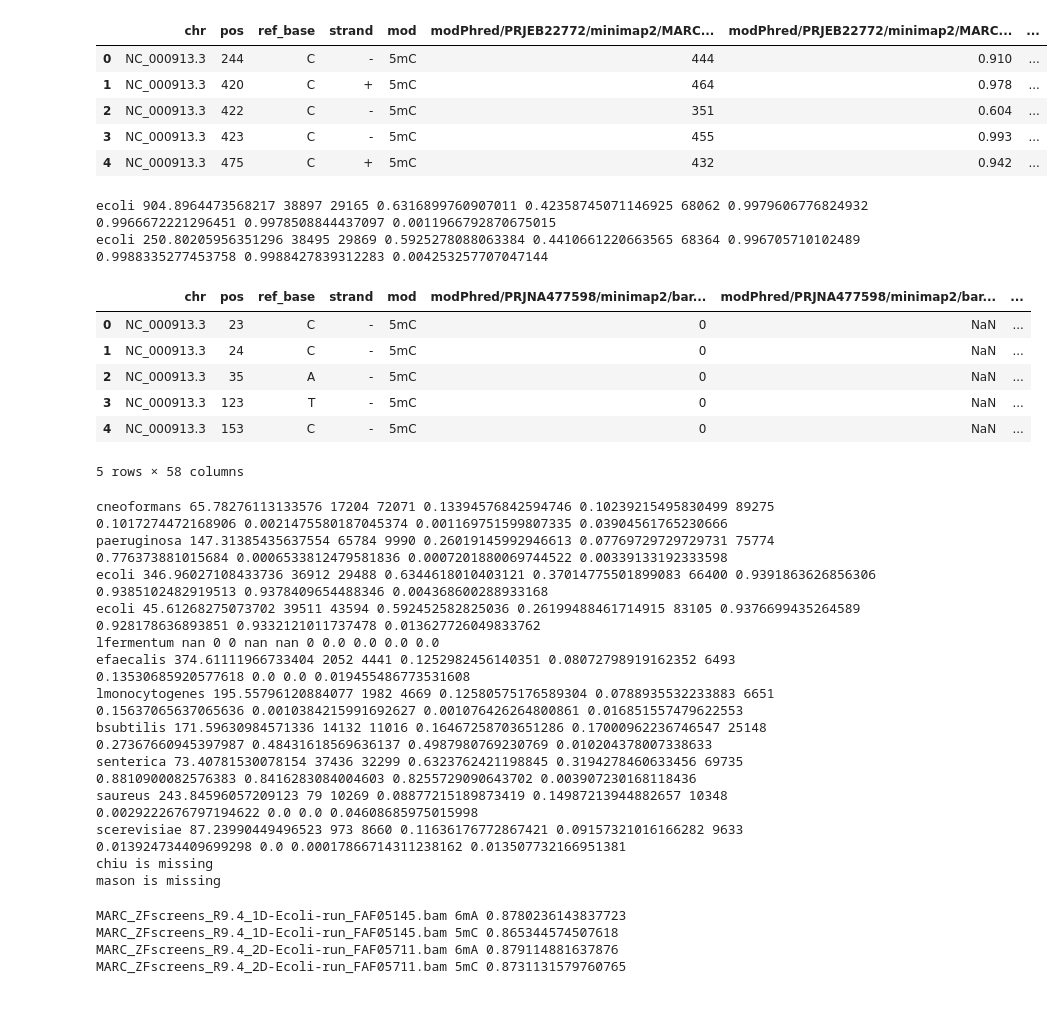
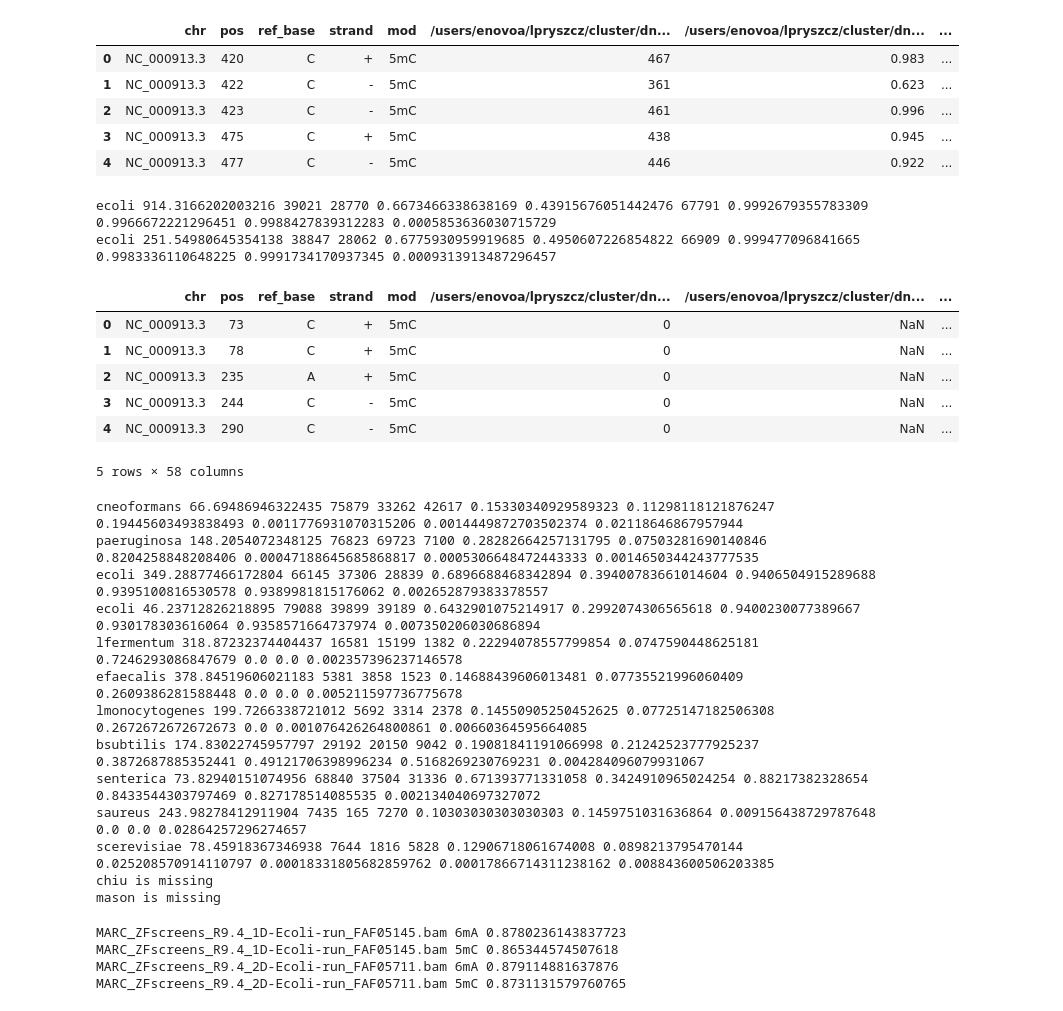
Before and after one commit to novoalab/modPhred, a Jupyter notebook: notebooks/per_motif_per_species_mod_penetrance.ipynb, the cells around one changed output. Cells and saved outputs as stored; diff of their text form; code cells hidden in the pictures.

```diff
--- a/notebooks/per_motif_per_species_mod_penetrance.ipynb
+++ b/notebooks/per_motif_per_species_mod_penetrance.ipynb
@@ -50,16 +50,16 @@ species2motifs, species2refs = fasta2data(fasta, motif2pos)
 # %%
 # #/home/lpryszcz/cluster/dna_mods/ecoli/modPhred.2020/PRJNA477598/
-fn = "/home/lpryszcz/cluster/dna_mods/ecoli/modPhred.2020/PRJEB22772/mod.gz" # PRJNA477598 PRJEB22772
+fn = "/home/lpryszcz/cluster/dna_mods/ecoli/qsub/modPhred/PRJEB22772/mod.gz" # PRJNA477598 PRJEB22772
 df = pd.read_csv(fn, sep="\t", skiprows=16)#; df.head()
 # get ref as chr:pos + strand
 df["ref"] = df['chr'].astype(str) + ":" + df['pos'].astype(str) + df['strand']; df.head()
 # %% [output]
-|  | chr | pos | ref_base | strand | mod | modPhred/PRJEB22772/minimap2/MARC... | modPhred/PRJEB22772/minimap2/MARC... | ... |
-| 0 | NC_000913.3 | 244 | C | - | 5mC | 444 | 0.910 | ... |
-| 1 | NC_000913.3 | 420 | C | + | 5mC | 464 | 0.978 | ... |
-| 2 | NC_000913.3 | 422 | C | - | 5mC | 351 | 0.604 | ... |
-| 3 | NC_000913.3 | 423 | C | - | 5mC | 455 | 0.993 | ... |
-| 4 | NC_000913.3 | 475 | C | + | 5mC | 432 | 0.942 | ... |
+|  | chr | pos | ref_base | strand | mod | /users/enovoa/lpryszcz/cluster/dn... | /users/enovoa/lpryszcz/cluster/dn... | ... |
+| 0 | NC_000913.3 | 420 | C | + | 5mC | 467 | 0.983 | ... |
+| 1 | NC_000913.3 | 422 | C | - | 5mC | 361 | 0.623 | ... |
+| 2 | NC_000913.3 | 423 | C | - | 5mC | 461 | 0.996 | ... |
+| 3 | NC_000913.3 | 475 | C | + | 5mC | 438 | 0.945 | ... |
+| 4 | NC_000913.3 | 477 | C | - | 5mC | 446 | 0.922 | ... |
 # %%
 min_freq = 0.05
 spname = "ecoli"
@@ -86,25 +86,25 @@ for spcol in filter(lambda c: c.endswith("mod_frequency"), df.columns):
         data.append(len(common)/len(mpos))
     print(spname, *data)
 # %% [output]
-ecoli 904.8964473568217 38897 29165 0.6316899760907011 0.42358745071146925 68062 0.9979606776824932 0.9966672221296451 0.9978508844437097 0.0011966792870675015
-ecoli 250.80205956351296 38495 29869 0.5925278088063384 0.4410661220663565 68364 0.996705710102489 0.9988335277453758 0.9988427839312283 0.004253257707047144
+ecoli 914.3166202003216 39021 28770 0.6673466338638169 0.43915676051442476 67791 0.9992679355783309 0.9966672221296451 0.9988427839312283 0.0005853636030715729
+ecoli 251.54980645354138 38847 28062 0.6775930959919685 0.4950607226854822 66909 0.999477096841665 0.9983336110648225 0.9991734170937345 0.0009313913487296457
 # %%
 # #/home/lpryszcz/cluster/dna_mods/ecoli/modPhred.2020/PRJNA477598/
-fn = "/home/lpryszcz/cluster/dna_mods/ecoli/modPhred.2020/PRJNA477598/mod.gz" # PRJNA477598 PRJEB22772
+fn = "/home/lpryszcz/cluster/dna_mods/ecoli/qsub/modPhred/PRJNA477598/mod.gz" # PRJNA477598 PRJEB22772
 df = pd.read_csv(fn, sep="\t", skiprows=16)#; df.head()
 # get ref as chr:pos + strand
 df["ref"] = df['chr'].astype(str) + ":" + df['pos'].astype(str) + df['strand']; df.head()
 # %% [output]
-|  | chr | pos | ref_base | strand | mod | modPhred/PRJNA477598/minimap2/bar... | modPhred/PRJNA477598/minimap2/bar... | ... |
-| 0 | NC_000913.3 | 23 | C | - | 5mC | 0 | NaN | ... |
-| 1 | NC_000913.3 | 24 | C | - | 5mC | 0 | NaN | ... |
-| 2 | NC_000913.3 | 35 | A | - | 5mC | 0 | NaN | ... |
-| 3 | NC_000913.3 | 123 | T | - | 5mC | 0 | NaN | ... |
-| 4 | NC_000913.3 | 153 | C | - | 5mC | 0 | NaN | ... |
+|  | chr | pos | ref_base | strand | mod | /users/enovoa/lpryszcz/cluster/dn... | /users/enovoa/lpryszcz/cluster/dn... | ... |
+| 0 | NC_000913.3 | 73 | C | + | 5mC | 0 | NaN | ... |
+| 1 | NC_000913.3 | 78 | C | + | 5mC | 0 | NaN | ... |
+| 2 | NC_000913.3 | 235 | A | + | 5mC | 0 | NaN | ... |
+| 3 | NC_000913.3 | 244 | C | - | 5mC | 0 | NaN | ... |
+| 4 | NC_000913.3 | 290 | C | - | 5mC | 0 | NaN | ... |
 5 rows × 58 columns
 # %%
 for spcol in filter(lambda c: c.endswith("mod_frequency"), df.columns):
-    spname = spcol.split("_")[1]
+    spname = os.path.basename(spcol.split()[0]).split("_")[1]
     if spname not in species2motifs:
         print(spname, "is missing")
         continue
@@ -112,31 +112,31 @@ for spcol in filter(lambda c: c.endswith("mod_frequency"), df.columns):
     data = []
     # depth 6mA	5mC	mean 6mA freq	mean m5C freq	positions
     data.append(2*_df[spcol.replace("mod_frequency", "depth")].mean())
+    # store total number of modifications
+    data.append(len(_df))
     # get number of every modification
     for mod in mod2mers.keys():
         data.append((_df["mod"]==mod).sum())
     # get avg mod_freq
     for mod in mod2mers.keys():
         data.append(_df.loc[_df["mod"]==mod, spcol].mean())
-    # store total number of modifications
-    data.append(len(_df))
     # get each motif penetrance
     for m, mpos in species2motifs[spname].items():
         common = mpos.intersection(_df["ref"].to_numpy())
         data.append(len(common)/len(mpos))
     print(spname, *data)
 # %% [output]
-cneoformans 65.78276113133576 17204 72071 0.13394576842594746 0.10239215495830499 89275 0.1017274472168906 0.0021475580187045374 0.001169751599807335 0.03904561765230666
-paeruginosa 147.31385435637554 65784 9990 0.26019145992946613 0.07769729729729731 75774 0.776373881015684 0.0006533812479581836 0.0007201880069744522 0.00339133192333598
-ecoli 346.96027108433736 36912 29488 0.6344618010403121 0.37014775501899083 66400 0.9391863626856306 0.9385102482919513 0.9378409654488346 0.004368600288933168
-ecoli 45.61268275073702 39511 43594 0.592452582825036 0.26199488461714915 83105 0.9376699435264589 0.928178636893851 0.9332121011737478 0.013627726049833762
-lfermentum nan 0 0 nan nan 0 0.0 0.0 0.0 0.0
-efaecalis 374.61111966733404 2052 4441 0.1252982456140351 0.08072798919162352 6493 0.13530685920577618 0.0 0.0 0.019455486773531608
-lmonocytogenes 195.55796120884077 1982 4669 0.12580575176589304 0.0788935532233883 6651 0.15637065637065636 0.0010384215991692627 0.001076426264800861 0.016851557479622553
-bsubtilis 171.59630984571336 14132 11016 0.16467258703651286 0.17000962236746547 25148 0.27367660945397987 0.48431618569636137 0.4987980769230769 0.010204378007338633
-senterica 73.40781530078154 37436 32299 0.6323762421198845 0.3194278460633456 69735 0.8810900082576383 0.8416283084004603 0.8255729090643702 0.003907230168118436
-saureus 243.84596057209123 79 10269 0.08877215189873419 0.14987213944882657 10348 0.0029222676797194622 0.0 0.0 0.04608685975015998
-scerevisiae 87.23990449496523 973 8660 0.11636176772867421 0.09157321016166282 9633 0.013924734409699298 0.0 0.00017866714311238162 0.013507732166951381
+cneoformans 66.69486946322435 75879 33262 42617 0.15330340929589323 0.11298118121876247 0.19445603493838493 0.0011776931070315206 0.0014449872703502374 0.02118646867957944
+paeruginosa 148.2054072348125 76823 69723 7100 0.28282664257131795 0.07503281690140846 0.8204258848208406 0.00047188645685868817 0.0005306648472443333 0.0014650344243777535
+ecoli 349.28877466172804 66145 37306 28839 0.6896688468342894 0.39400783661014604 0.9406504915289688 0.9395100816530578 0.9389981815176062 0.002652879383378557
+ecoli 46.23712826218895 79088 39899 39189 0.6432901075214917 0.2992074306565618 0.9400230077389667 0.930178303616064 0.9358571664737974 0.007350206030686894
+lfermentum 318.87232374404437 16581 15199 1382 0.22294078557799854 0.0747590448625181 0.7246293086847679 0.0 0.0 0.002357396237146578
+efaecalis 378.84519606021183 5381 3858 1523 0.14688439606013481 0.07735521996060409 0.2609386281588448 0.0 0.0 0.005211597736775678
+lmonocytogenes 199.7266338721012 5692 3314 2378 0.14550905250452625 0.07725147182506308 0.2672672672672673 0.0 0.001076426264800861 0.00660364595664085
+bsubtilis 174.83022745957797 29192 20150 9042 0.19081841191066998 0.21242523777925237 0.3872687885352441 0.49121706398996234 0.5168269230769231 0.004284096079931067
+senterica 73.82940151074956 68840 37504 31336 0.671393771331058 0.3424910965024254 0.88217382328654 0.8433544303797469 0.827178514085535 0.002134040697327072
+saureus 243.98278412911904 7435 165 7270 0.10303030303030303 0.1459751031636864 0.009156438729787648 0.0 0.0 0.02864257296274657
+scerevisiae 78.45918367346938 7644 1816 5828 0.12906718061674008 0.0898213795470144 0.025208570914110797 0.00018331805682859762 0.00017866714311238162 0.008843600506203385
 chiu is missing
 mason is missing
 # %%
```
Also changed, not shown: parts of 1 cell of this notebook, 1 other file.
